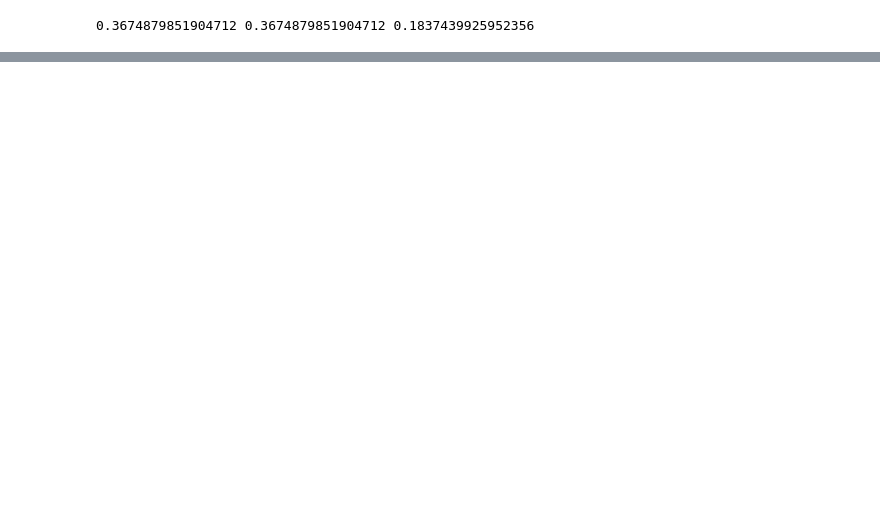
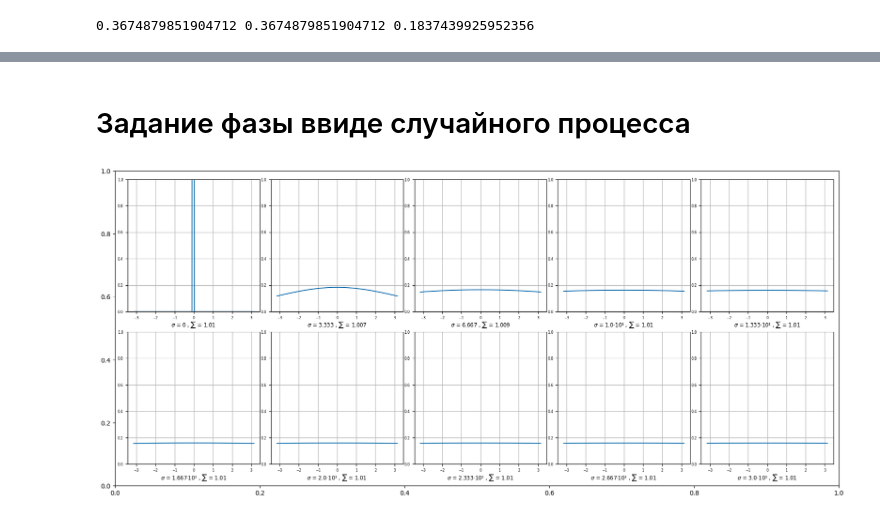
Before and after one commit to Belashov641618/DNN, a Jupyter notebook: collab/Incoherent.ipynb, the cells around one changed output, grey strips where cells are left out. Drawn from its saved outputs; the diff is of its cells as text; code cells hidden in the pictures; blank space fills up the shorter version.

```diff
--- a/collab/Incoherent.ipynb
+++ b/collab/Incoherent.ipynb
@@ -169,0 +173,37 @@ torch.cuda.empty_cache()
+# %% [markdown]
+# Задание фазы ввиде случайного процесса
+# %%
+def modified_gauss(sigma_array:torch.Tensor, x_array:torch.Tensor):
+  sigma_mesh, x_mesh = torch.meshgrid(sigma_array, x_array, indexing='ij')
+  limits = torch.zeros_like(x_mesh, device=x_array.device)
+  index = torch.abs(x_array).argmin()
+  limits[:, index] = 1.0 * x_array.size(0) / (x_array[-1] - x_array[0])
+  return torch.where(sigma_mesh != 0, torch.exp(-0.5*(x_mesh/sigma_mesh)**2) / (numpy.sqrt(2*torch.pi)*sigma_mesh*torch.erf(torch.pi / (numpy.sqrt(2)*sigma_mesh))), limits)
+
+
+
+rows = 2
+cols = 5
+
+sigma_limits = (0, 30)
+sigma_count = int(rows * cols)
+sigma_array = torch.linspace(*sigma_limits, sigma_count, device=device)
+
+x_limits = (-torch.pi, +torch.pi)
+x_count = 100
+x_array = torch.linspace(*x_limits, x_count, device=device)
+
+results = modified_gauss(sigma_array, x_array)
+
+plot = TiledPlot(16, 8)
+plot.FontLibrary.MultiplyFontSize(0.7)
+for (row, col), data, sigma in zip(product(range(rows), range(cols)), results, sigma_array):
+  axes = plot.axes.add(col, row)
+  axes.plot(x_array.cpu(), data.cpu())
+  axes.grid(True)
+  axes.set_ylim(0.,1.)
+  plot.graph.description(f"$\sigma$ = {Format.Scientific(sigma.item())}, $\sum$ = {Format.Scientific((torch.sum(data) * (x_array[1] - x_array[0])).item())}")
+
+plot.show()
+# %% [output]
+[figure, added]
```
Also changed, not shown: parts of 11 cells of this notebook.
